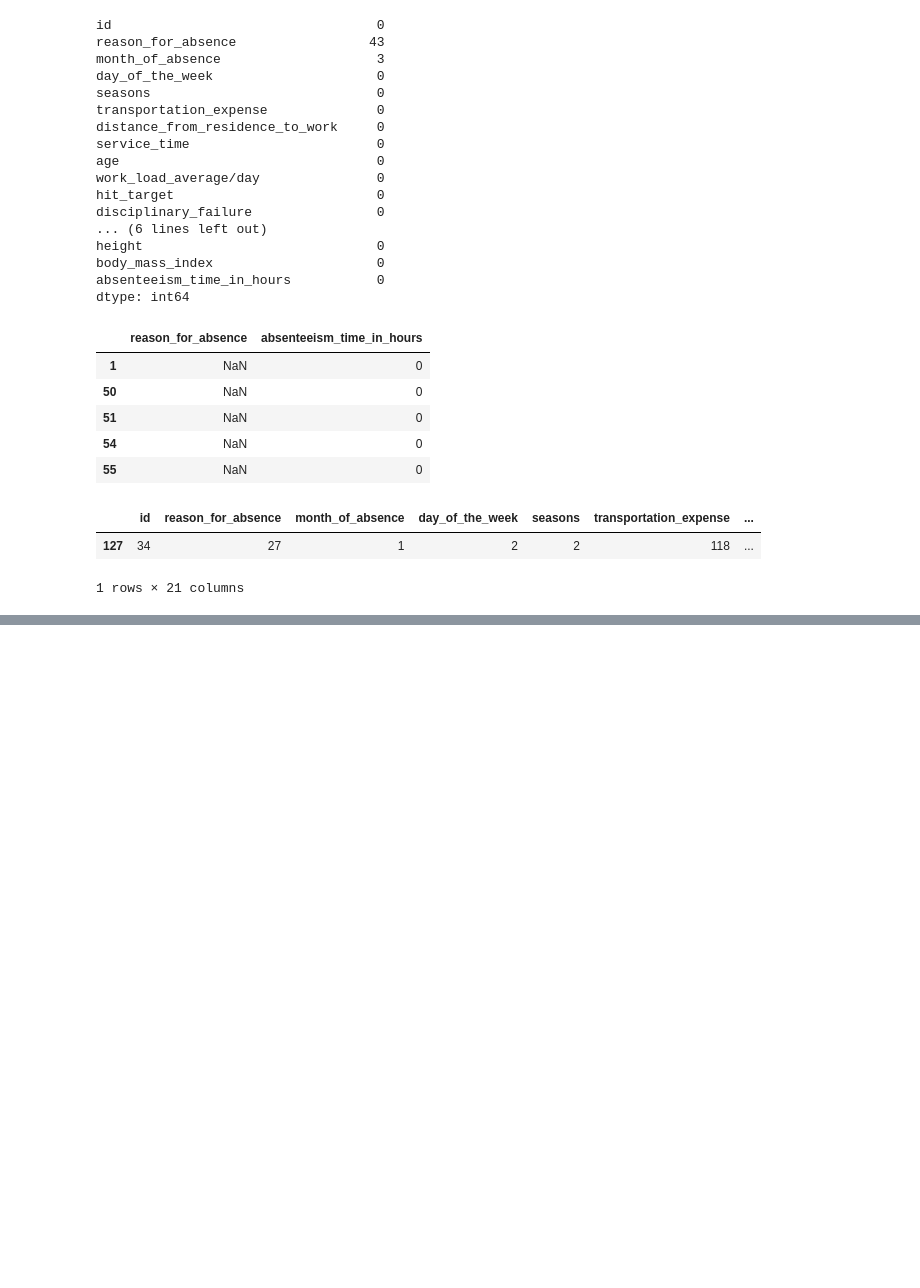
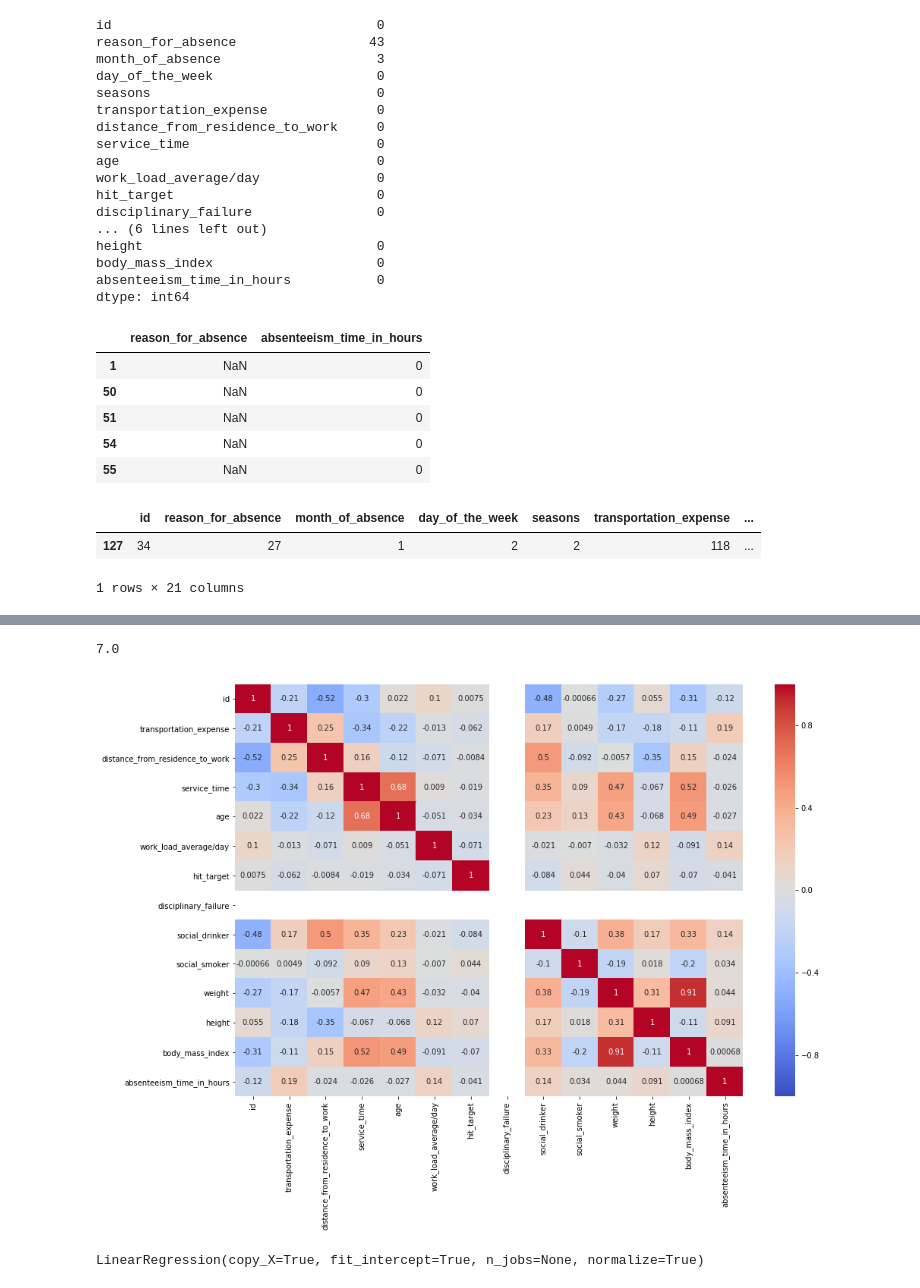
Before and after one commit to nagarmayank/Predict_Absenteeism, a Jupyter notebook: assignment.ipynb, the cells around one changed output, grey strips where cells are left out. Drawn from its saved outputs; the diff is of its cells as text; code cells hidden in the pictures; blank space fills up the shorter version.

```diff
--- a/assignment.ipynb
+++ b/assignment.ipynb
@@ -110,0 +101,8 @@ df.head()
+# %%
+# Impute above row with mean value for reason_for_absence = 27
+df.loc[df.absenteeism_time_in_hours == 0,'absenteeism_time_in_hours'] = df[df['reason_for_absence']==27].absenteeism_time_in_hours.mean()
+# %%
+# There are 28 observations which have more than 24 hours as absenteeism_time_in_hours
+# Since, each observation is for a day's data it cannot be more than 24 hours
+# These could be issues with data and could be dropped
+df = df.drop(index = df[df.absenteeism_time_in_hours > 24].index).reset_index(drop=True)
@@ -110,0 +131,5 @@ df.head()
+# %%
+df.loc[(df.month_of_absence==6) & (df.seasons==1),'seasons'] = 3
+df.loc[(df.month_of_absence==12) & (df.seasons==2),'seasons'] = 4
+df.loc[(df.month_of_absence==9) & (df.seasons==4),'seasons'] = 1
+df.loc[(df.month_of_absence==3) & (df.seasons==3),'seasons'] = 2
@@ -110,0 +175,22 @@ df.head()
+# %%
+df[df.hit_target < 85]['absenteeism_time_in_hours'].mean()
+# %% [output]
+7.0
+# %%
+import seaborn as sns
+import matplotlib.pyplot as plt
+plt.figure(figsize=(15,10))
+sns.heatmap(df.corr(),vmin=-1,cmap='coolwarm',annot=True)
+plt.show()
+# %% [output]
+[figure, added]
+# %%
+from sklearn.linear_model import LinearRegression
+
+cols = list(df.columns)
+X = df.loc[:,cols[1:-1]]
+Y = df.loc[:,cols[-1:]]
+lr = LinearRegression(normalize=True)
+lr.fit(X,Y)
+# %% [output]
+LinearRegression(copy_X=True, fit_intercept=True, n_jobs=None, normalize=True)
```
Also changed, not shown: parts of 5 cells of this notebook.
